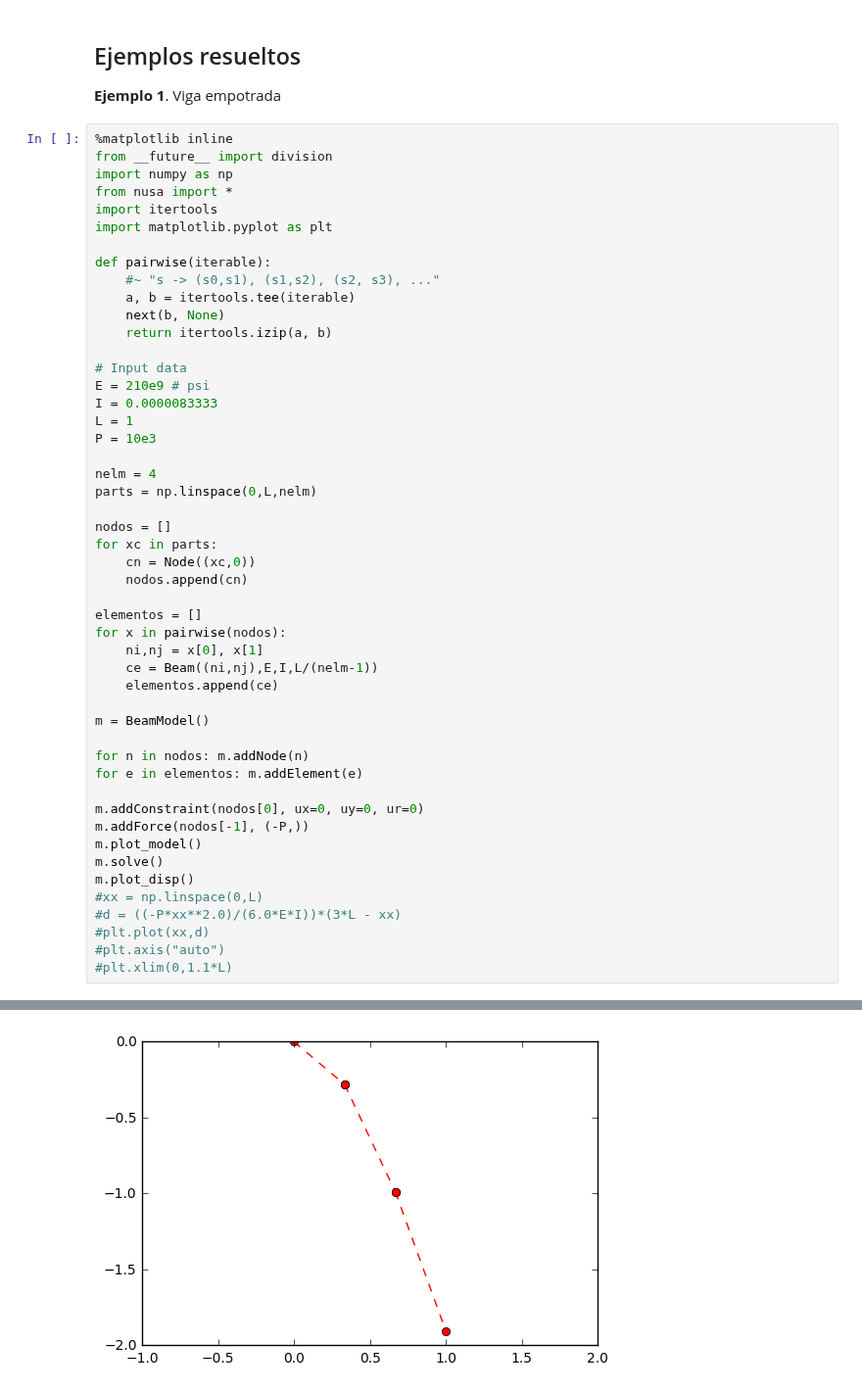
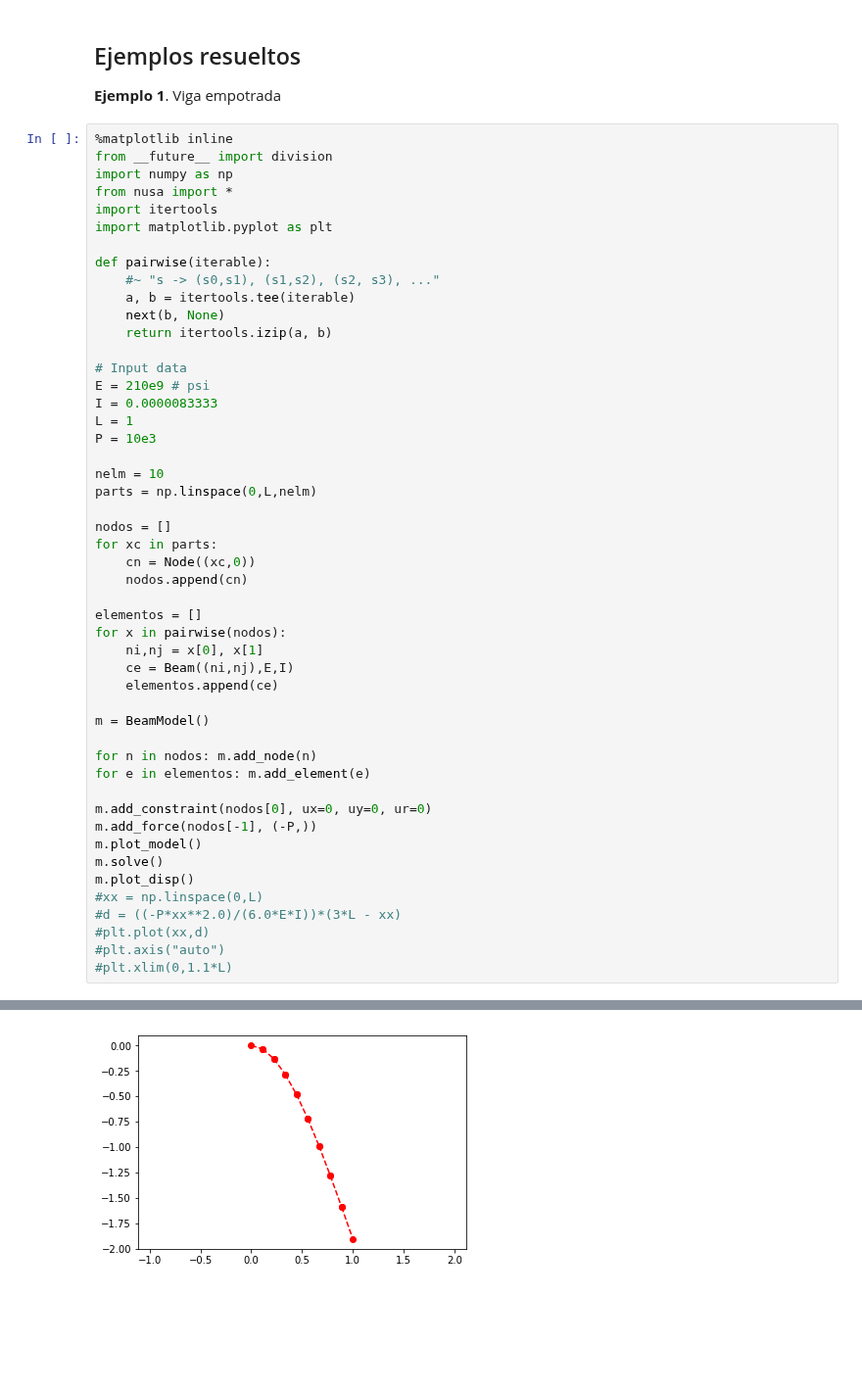
Before and after one commit to JorgeDeLosSantos/nusa, a Jupyter notebook: docs/nusa-info/es/beam-element.ipynb, the cells around one changed output, grey strips where cells are left out. Shown at 98% size. Cells and saved outputs as stored; diff of their text form; blank space fills up the shorter version.

```diff
--- a/docs/nusa-info/es/beam-element.ipynb
+++ b/docs/nusa-info/es/beam-element.ipynb
@@ -42,7 +43,7 @@ I = 0.0000083333
 L = 1
 P = 10e3
 
-nelm = 4
+nelm = 10
 parts = np.linspace(0,L,nelm)
 
 nodos = []
@@ -53,16 +54,16 @@ for xc in parts:
 elementos = []
 for x in pairwise(nodos):
     ni,nj = x[0], x[1]
-    ce = Beam((ni,nj),E,I,L/(nelm-1))
+    ce = Beam((ni,nj),E,I)
     elementos.append(ce)
 
 m = BeamModel()
 
-for n in nodos: m.addNode(n)
-for e in elementos: m.addElement(e)
+for n in nodos: m.add_node(n)
+for e in elementos: m.add_element(e)
 
-m.addConstraint(nodos[0], ux=0, uy=0, ur=0)
-m.addForce(nodos[-1], (-P,))
+m.add_constraint(nodos[0], ux=0, uy=0, ur=0)
+m.add_force(nodos[-1], (-P,))
 m.plot_model()
 m.solve()
 m.plot_disp()
@@ -76,4 +77,4 @@ m.plot_disp()
-[figure, old version]
+[figure, new version]
 # %% [markdown]
 **Ejemplo 2**. Determine los desplazamientos nodales y rotaciones, fuerzas nodales globales, y fuerzas en elementos para la viga mostrada en la figura. Se ha discretizado la viga como se indica en la numeración nodal. La viga está fija en los nodos 1 y 5, y tiene un soporte de rodillo en el nodo 3. Las cargas verticales de 10 000 lb cada una son aplicadas en los nodos 2 y 4. Sea E=300x10<sup>6</sup> psi and I=500 in<sup>4</sup>.
 
```
Also changed, not shown: parts of 9 cells of this notebook, 1 other file.
